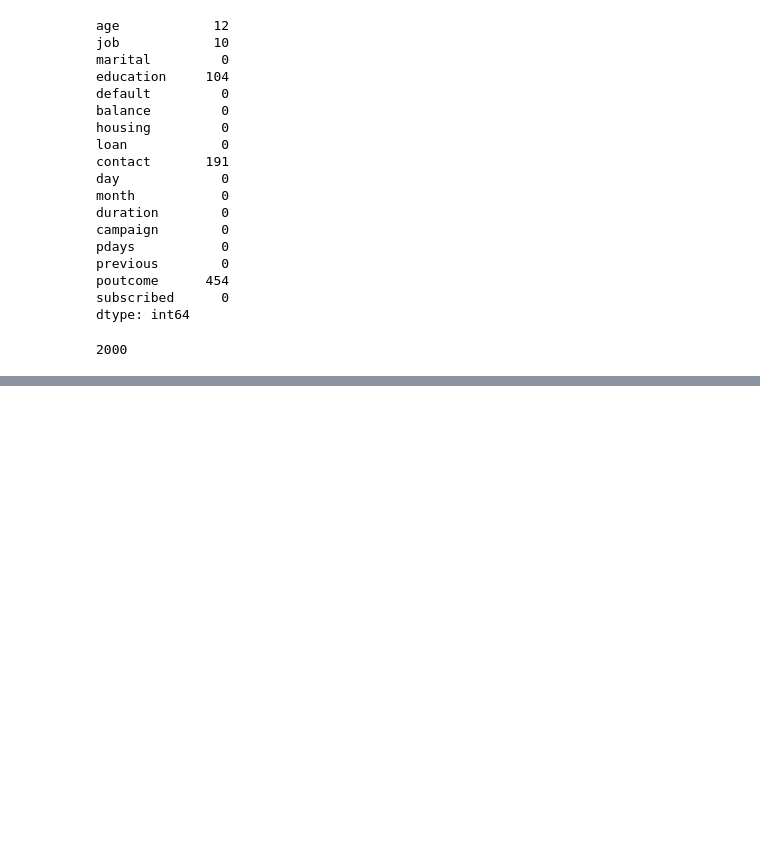
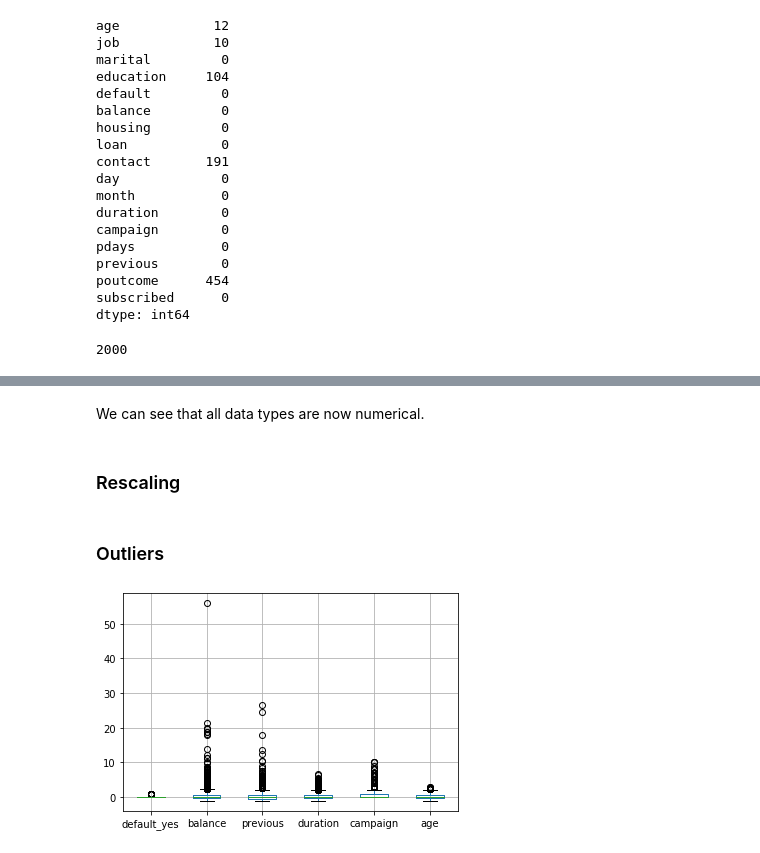
Before and after one commit to wyer2wyer/wyer, a Jupyter notebook: etivity2.ipynb, the cells around one changed output, grey strips where cells are left out. Cells and saved outputs as stored; diff of their text form; code cells hidden in the pictures; blank space fills up the shorter version.

```diff
--- a/etivity2.ipynb
+++ b/etivity2.ipynb
@@ -189,0 +257,3 @@ dtype: int64
+# %%
+# deal with age missing values using median
+df['education'].fillna(df['education'].median(), inplace= True)
@@ -189,0 +292,9 @@ dtype: int64
+# %%
+# using the apply function the column can be manipulated as desired.
+df['contacted'] = df['pdays'].apply(lambda row: 0 if row == -1 else 1)
+
+# new column
+df.drop('pdays', axis= 1, inplace=True)
+
+# check the new column
+df[['contacted']].tail(7)
@@ -189,0 +353,23 @@ dtype: int64
+# %% [markdown]
+We can see that all data types are now numerical.
+# %% [markdown]
+### Rescaling
+# %%
+# Apply RobustScaler to attributes with outliers
+rs= RobustScaler()
+df[[ 'default_yes', 'balance', 'previous', 'duration', 'campaign', 'age']] = rs.fit_transform(df[['default_yes', 'balance', 'previous', 'duration', 'campaign', 'age']])
+# %%
+# To bring attributes (without outliers) to interval [1,0] we divide max =>
+# for month, there are 12 months so we divide by month by 12
+df['education']= df['education']/3
+df['day']= df['day']/31
+df['month']= df['month']/12
+# %% [markdown]
+### Outliers
+# %%
+# boxplots are an efficent way to visualize the existance of outliers.
+# we are aware of an outlier in balance so we will take a look at it...and some others
+df.boxplot(column=['default_yes', 'balance', 'previous', 'duration', 'campaign', 'age'])
+plt.show()
+# %% [output]
+[figure, added]
```
Also changed, not shown: parts of 65 cells of this notebook.
